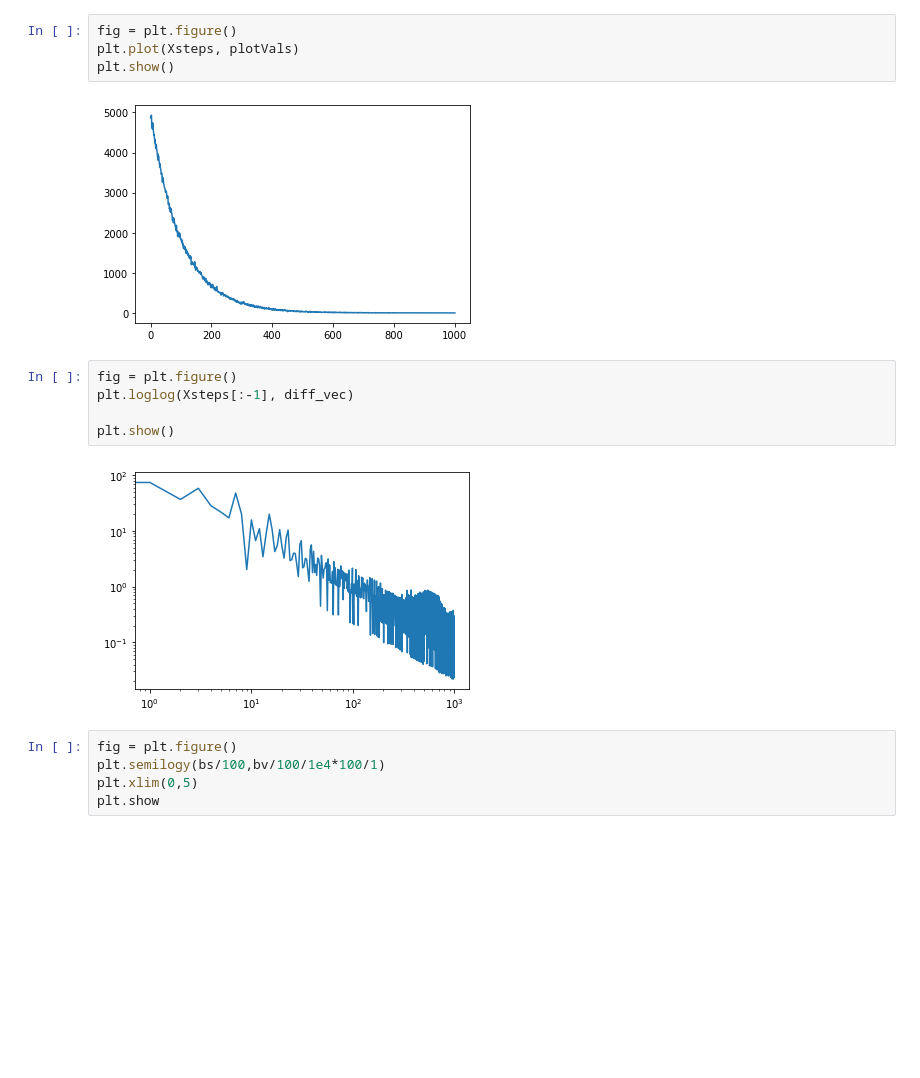
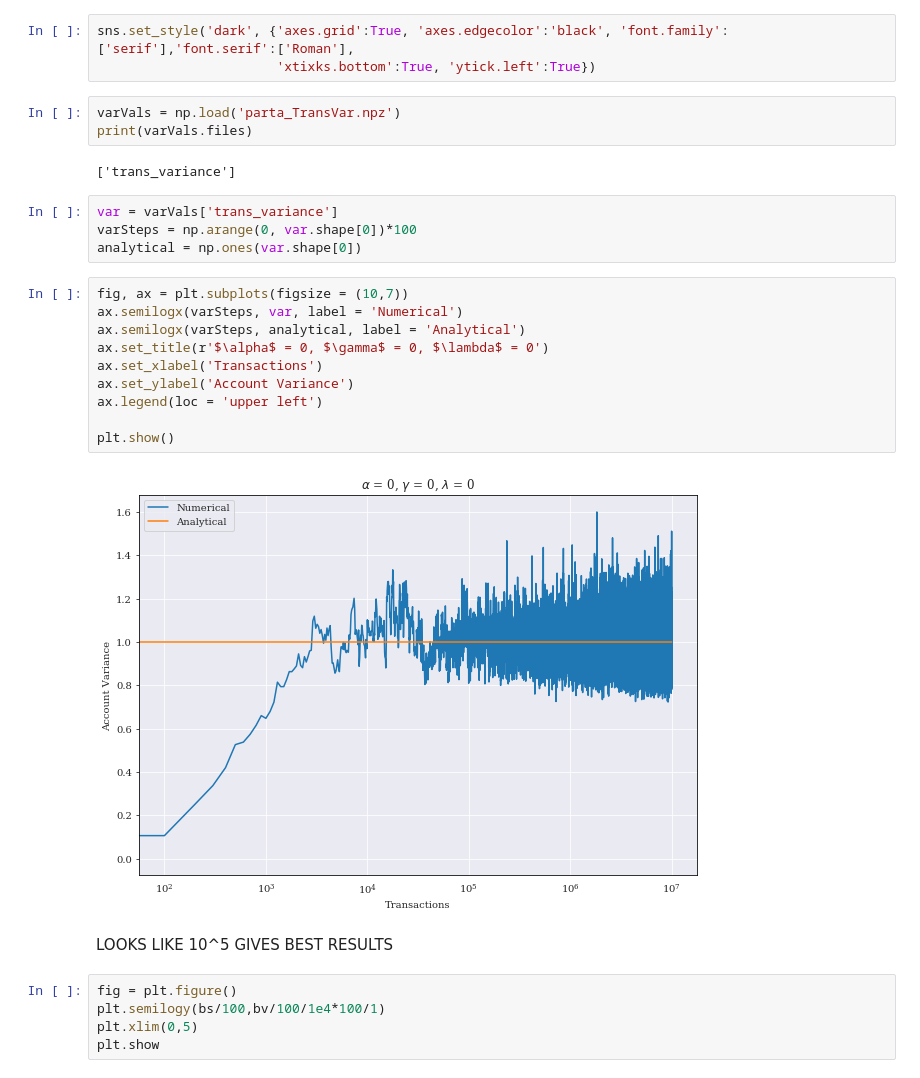
Before and after one commit to bruce-chappell/FYS4150, a Jupyter notebook: project5/THISisSTUFF.ipynb, the cells around one changed output. Saved outputs shown, nothing was run; the diff lists cells and outputs as text; blank space fills up the shorter version.

```diff
--- a/project5/THISisSTUFF.ipynb
+++ b/project5/THISisSTUFF.ipynb
@@ -46,16 +9,29 @@ for i in range(0, MCsteps-1):
-# %%
-fig = plt.figure()
-plt.plot(Xsteps, plotVals)
-plt.show()
-# %% [output]
-[figure, removed]
-# %%
-fig = plt.figure()
-plt.loglog(Xsteps[:-1], diff_vec)
-
-plt.show()
-# %% [output]
-[figure, removed]
+# %%
+sns.set_style('dark', {'axes.grid':True, 'axes.edgecolor':'black', 'font.family':['serif'],'font.serif':['Roman'],
+                       'xtixks.bottom':True, 'ytick.left':True})
+# %%
+varVals = np.load('parta_TransVar.npz')
+print(varVals.files)
+# %% [output]
+['trans_variance']
+# %%
+var = varVals['trans_variance']
+varSteps = np.arange(0, var.shape[0])*100
+analytical = np.ones(var.shape[0])
+# %%
+fig, ax = plt.subplots(figsize = (10,7))
+ax.semilogx(varSteps, var, label = 'Numerical')
+ax.semilogx(varSteps, analytical, label = 'Analytical')
+ax.set_title(r'$\alpha$ = 0, $\gamma$ = 0, $\lambda$ = 0')
+ax.set_xlabel('Transactions')
+ax.set_ylabel('Account Variance')
+ax.legend(loc = 'upper left')
+
+plt.show()
+# %% [output]
+[figure, added]
+# %% [markdown]
+LOOKS LIKE 10^5 GIVES BEST RESULTS
 # %%
 fig = plt.figure()
 plt.semilogy(bs/100,bv/100/1e4*100/1)
```
Also changed, not shown: parts of 7 cells of this notebook, 6 other files.
